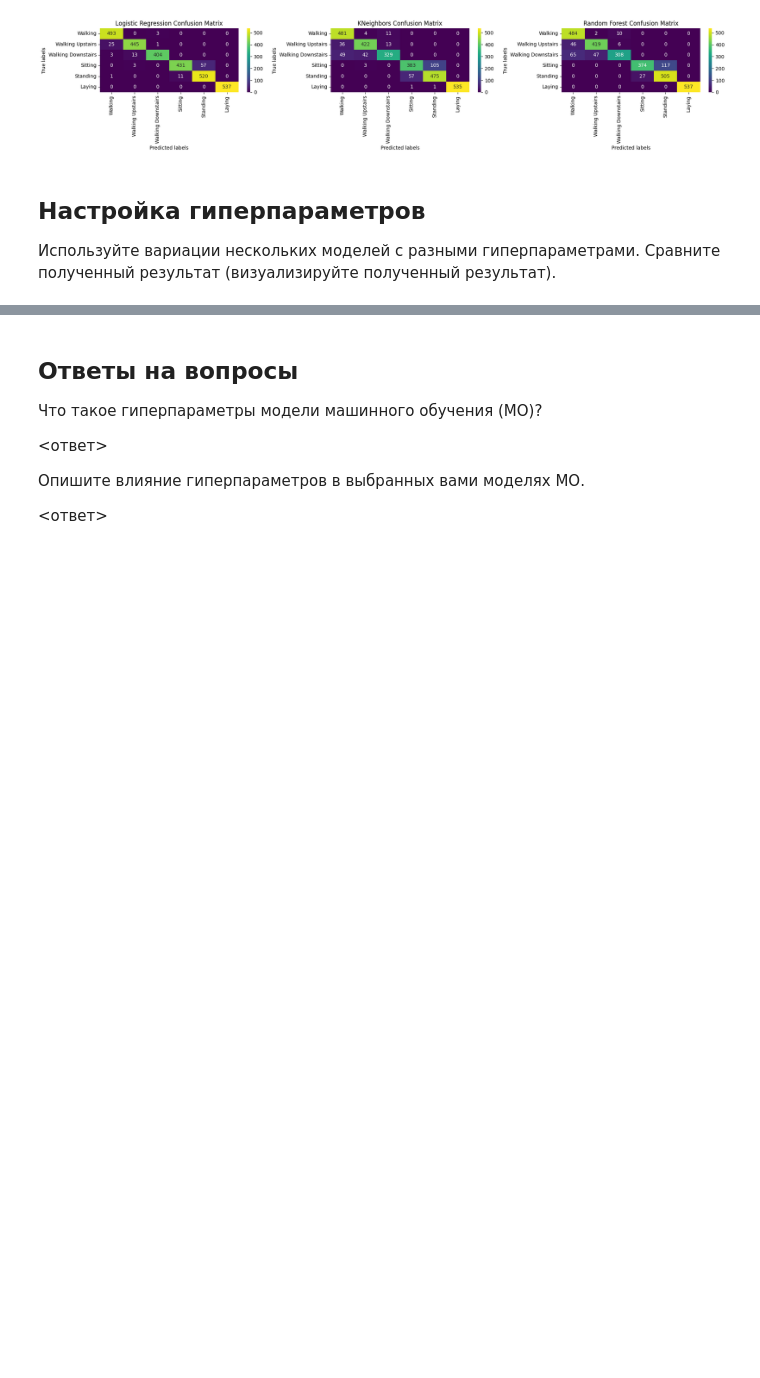
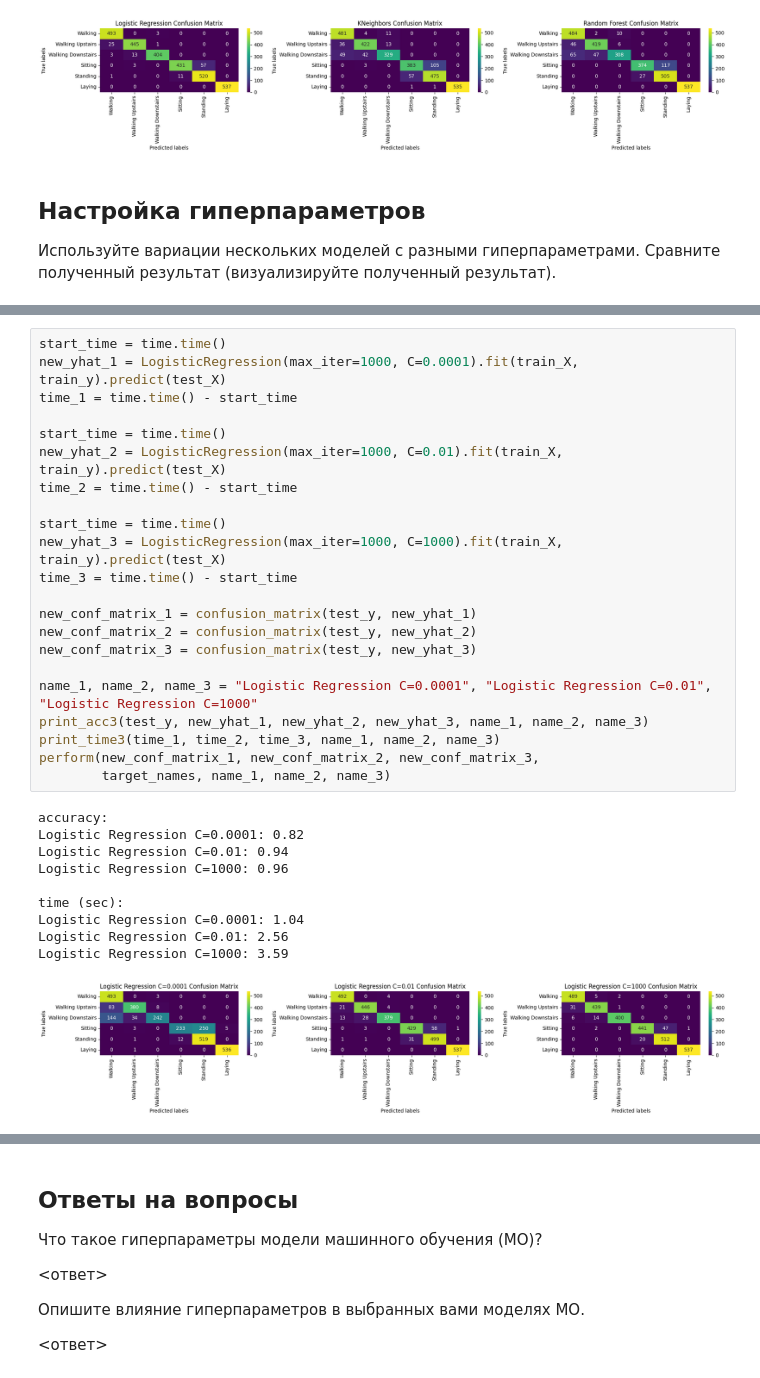
Before and after one commit to alexexexei/aai-labs, a Jupyter notebook: aai_lab1/Практическая_работа_1__Классификация.ipynb, the cells around one changed output, grey strips where cells are left out. Cells and saved outputs as stored; diff of their text form; blank space fills up the shorter version.

```diff
--- a/aai_lab1/Практическая_работа_1__Классификация.ipynb
+++ b/aai_lab1/Практическая_работа_1__Классификация.ipynb
@@ -234 +278,34 @@ Random Forest: 0.89
+# %%
+start_time = time.time()
+new_yhat_1 = LogisticRegression(max_iter=1000, C=0.0001).fit(train_X, train_y).predict(test_X)
+time_1 = time.time() - start_time
+
+start_time = time.time()
+new_yhat_2 = LogisticRegression(max_iter=1000, C=0.01).fit(train_X, train_y).predict(test_X)
+time_2 = time.time() - start_time
+
+start_time = time.time()
+new_yhat_3 = LogisticRegression(max_iter=1000, C=1000).fit(train_X, train_y).predict(test_X)
+time_3 = time.time() - start_time
+
+new_conf_matrix_1 = confusion_matrix(test_y, new_yhat_1)
+new_conf_matrix_2 = confusion_matrix(test_y, new_yhat_2)
+new_conf_matrix_3 = confusion_matrix(test_y, new_yhat_3)
+
+name_1, name_2, name_3 = "Logistic Regression C=0.0001", "Logistic Regression C=0.01", "Logistic Regression C=1000"
+print_acc3(test_y, new_yhat_1, new_yhat_2, new_yhat_3, name_1, name_2, name_3)
+print_time3(time_1, time_2, time_3, name_1, name_2, name_3)
+perform(new_conf_matrix_1, new_conf_matrix_2, new_conf_matrix_3,
+        target_names, name_1, name_2, name_3)
+# %% [output]
+accuracy:
+Logistic Regression C=0.0001: 0.82
+Logistic Regression C=0.01: 0.94
+Logistic Regression C=1000: 0.96
+
+time (sec):
+Logistic Regression C=0.0001: 1.04
+Logistic Regression C=0.01: 2.56
+Logistic Regression C=1000: 3.59
+[figure, added]
 # %%
```
Also changed, not shown: parts of 10 cells of this notebook, 1 other file.
